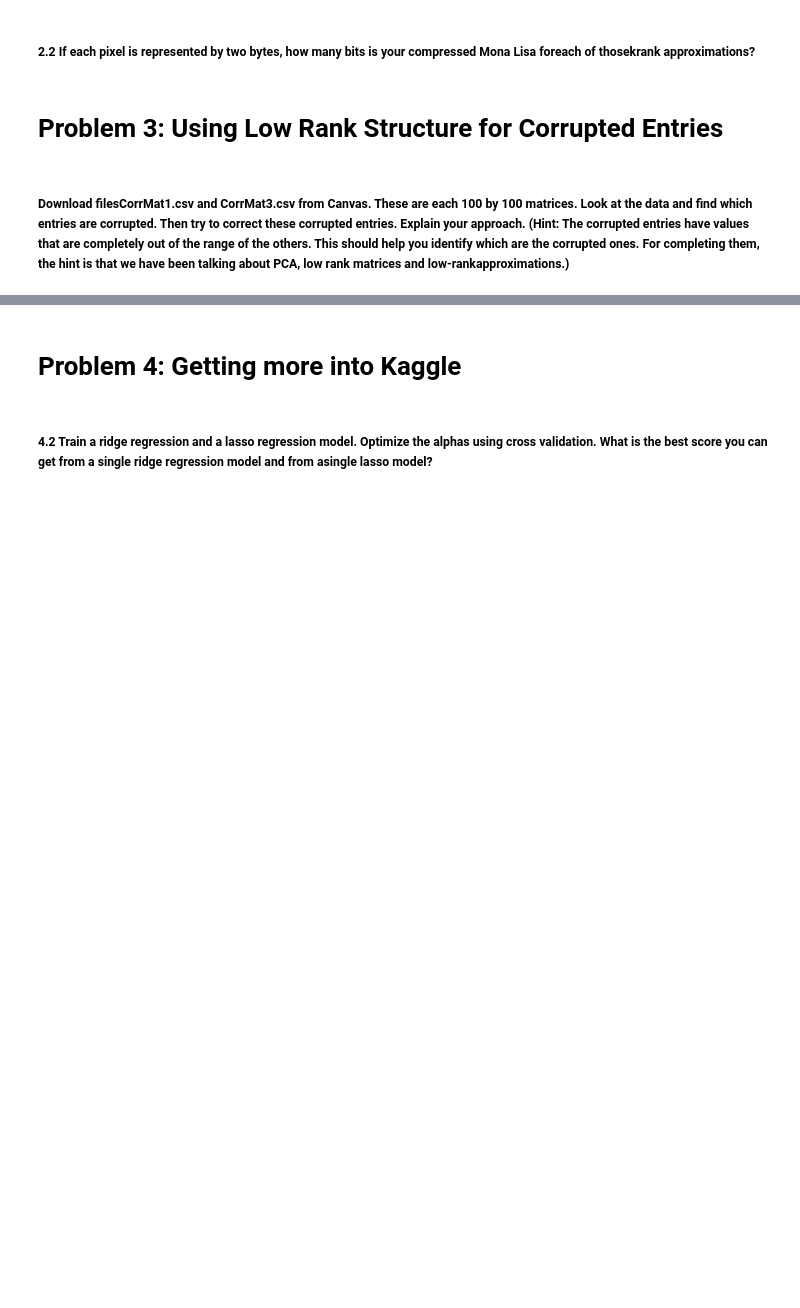
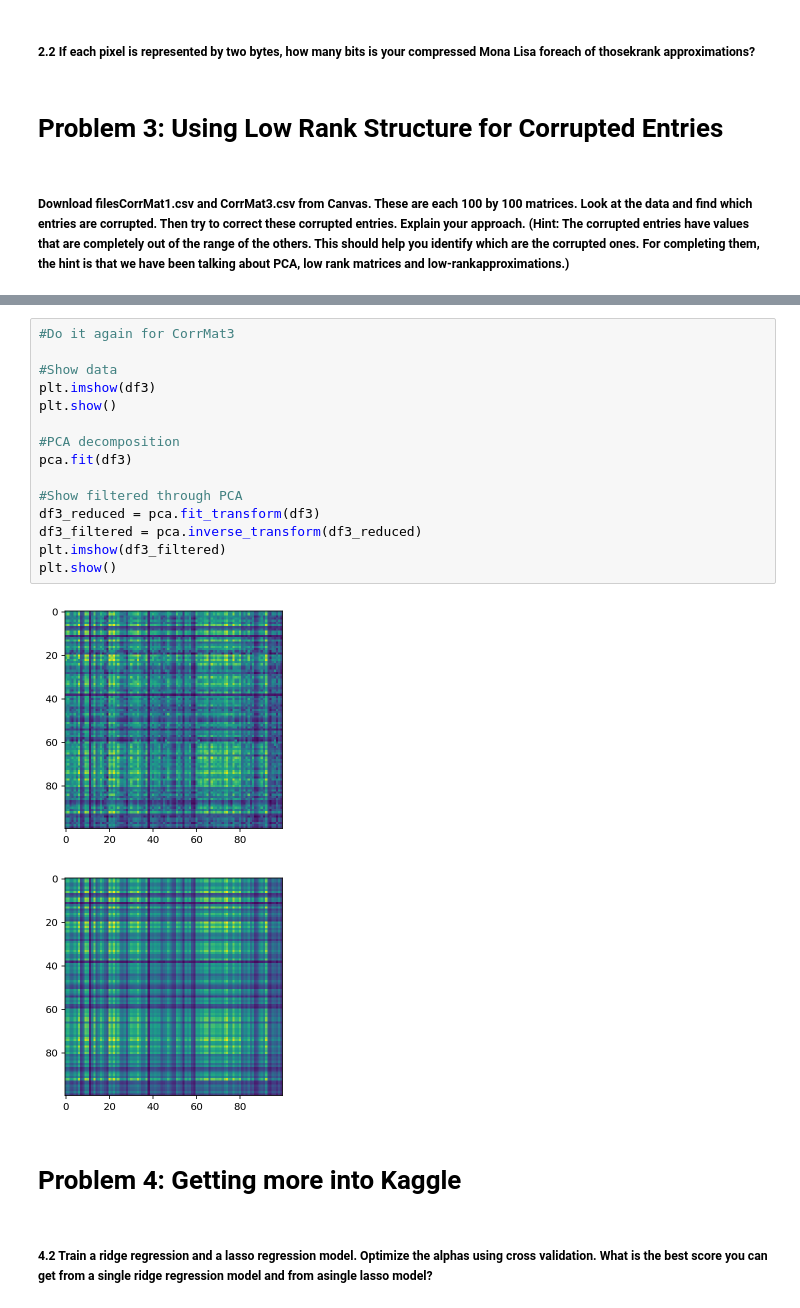
Before and after one commit to KylePolansky/EE379K-DS, a Jupyter notebook: Lab4/Lab4.ipynb, the cells around one changed output, grey strips where cells are left out. Saved outputs shown, nothing was run; the diff lists cells and outputs as text; blank space fills up the shorter version.

```diff
--- a/Lab4/Lab4.ipynb
+++ b/Lab4/Lab4.ipynb
@@ -135,3 +146,21 @@ df1f = pca.fit(df1)
+# %%
+#Do it again for CorrMat3
+
+#Show data
+plt.imshow(df3)
+plt.show()
+
+#PCA decomposition
+pca.fit(df3)
+
+#Show filtered through PCA
+df3_reduced = pca.fit_transform(df3)
+df3_filtered = pca.inverse_transform(df3_reduced)
+plt.imshow(df3_filtered)
+plt.show()
+# %% [output]
+[figure, added]
+[figure, added]
 # %% [markdown]
 # Problem 4: Getting more into Kaggle
 # %% [markdown]
```
Also changed, not shown: parts of 2 cells of this notebook.
